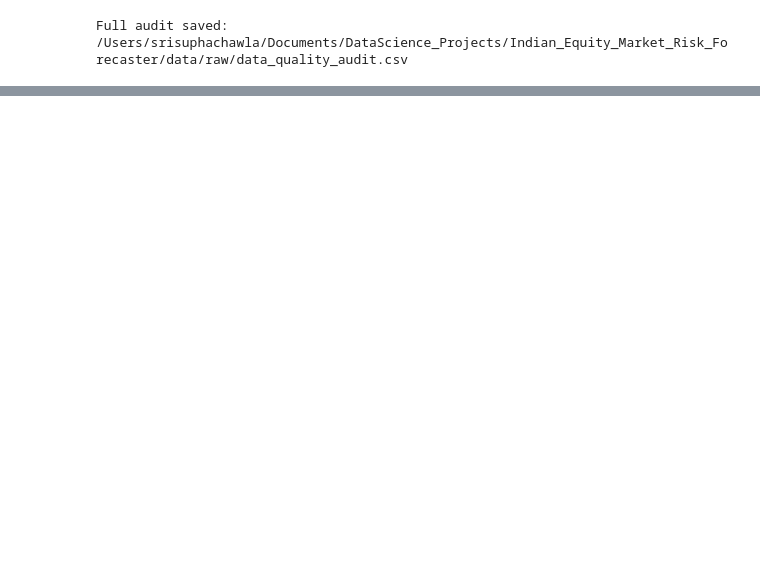
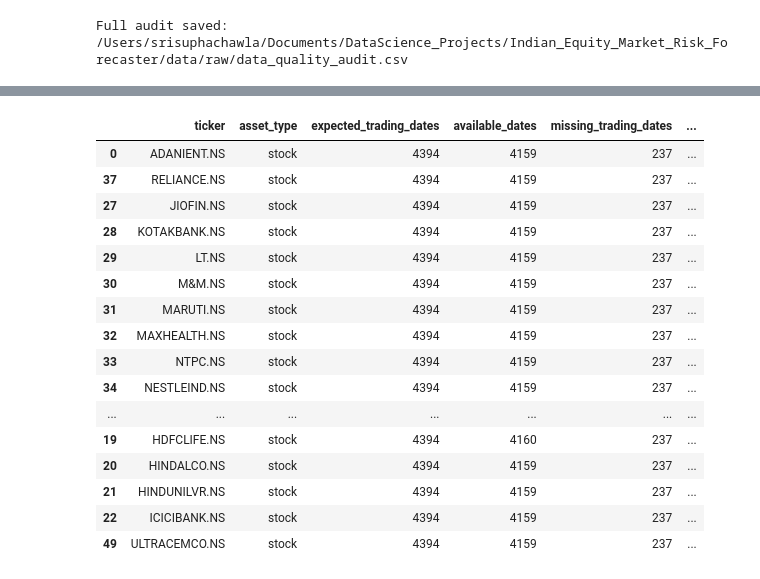
Before and after one commit to Srisupha29/DataScience_Projects, a Jupyter notebook: Indian_Equity_Market_Risk_Forecaster/notebooks/01_Data_Acquisition.ipynb, the cells around one changed output, grey strips where cells are left out. Cells and saved outputs as stored; diff of their text form; code cells hidden in the pictures; blank space fills up the shorter version.

```diff
--- a/Indian_Equity_Market_Risk_Forecaster/notebooks/01_Data_Acquisition.ipynb
+++ b/Indian_Equity_Market_Risk_Forecaster/notebooks/01_Data_Acquisition.ipynb
@@ -612,0 +652,77 @@ BZ=F: 0 invalid observations
+# %%
+# Missing Trading Date Assessment
+
+nifty_file = MACRO_RAW_DIR / "NSEI.parquet"
+
+nifty_data = pd.read_parquet(nifty_file)
+
+nifty_dates = pd.DatetimeIndex(
+    pd.to_datetime(nifty_data.index)
+).normalize()
+
+nifty_dates = nifty_dates.unique().sort_values()
+
+print("NIFTY 50 trading dates:", len(nifty_dates))
+
+
+missing_date_results = []
+
+for _, item in manifest.iterrows():
+
+    file_path = Path(item["file"])
+    data = pd.read_parquet(file_path)
+
+    # Normalize dates to remove time components
+    available_dates = pd.DatetimeIndex(
+        pd.to_datetime(data.index)
+    ).normalize().unique()
+
+    first_date = available_dates.min()
+    last_date = available_dates.max()
+
+    # Expected NIFTY trading dates within this dataset's coverage
+    expected_dates = nifty_dates[
+        (nifty_dates >= first_date)
+        & (nifty_dates <= last_date)
+    ]
+
+    missing_dates = expected_dates.difference(available_dates)
+
+    missing_date_results.append({
+        "ticker": item["ticker"],
+        "asset_type": item["asset_type"],
+        "expected_trading_dates": len(expected_dates),
+        "available_dates": len(available_dates),
+        "missing_trading_dates": len(missing_dates),
+        "missing_date_examples": [
+            str(date.date()) for date in missing_dates[:10]
+        ]
+    })
+
+
+# --------------------------------------------------
+# DISPLAY RESULTS
+# --------------------------------------------------
+
+missing_date_audit = pd.DataFrame(missing_date_results)
+
+print("DATASETS WITH MISSING TRADING DATES")
+
+display(
+    missing_date_audit[
+        missing_date_audit["missing_trading_dates"] > 0
+    ].sort_values(
+        "missing_trading_dates",
+        ascending=False
+    )
+)
+
+# Save the focused report
+missing_date_path = (
+    PROJECT_ROOT / "data" / "raw" / "missing_trading_dates.csv"
+)
+
+missing_date_audit.to_csv(missing_date_path, index=False)
+
+print("\nReport saved:", missing_date_path)
+# %% [output]
@@ -612,0 +731,17 @@ BZ=F: 0 invalid observations
+|  | ticker | asset_type | expected_trading_dates | available_dates | missing_trading_dates | ... |
+| 0 | ADANIENT.NS | stock | 4394 | 4159 | 237 | ... |
+| 37 | RELIANCE.NS | stock | 4394 | 4159 | 237 | ... |
+| 27 | JIOFIN.NS | stock | 4394 | 4159 | 237 | ... |
+| 28 | KOTAKBANK.NS | stock | 4394 | 4159 | 237 | ... |
+| 29 | LT.NS | stock | 4394 | 4159 | 237 | ... |
+| 30 | M&M.NS | stock | 4394 | 4159 | 237 | ... |
+| 31 | MARUTI.NS | stock | 4394 | 4159 | 237 | ... |
+| 32 | MAXHEALTH.NS | stock | 4394 | 4159 | 237 | ... |
+| 33 | NTPC.NS | stock | 4394 | 4159 | 237 | ... |
+| 34 | NESTLEIND.NS | stock | 4394 | 4159 | 237 | ... |
+| ... | ... | ... | ... | ... | ... | ... |
+| 19 | HDFCLIFE.NS | stock | 4394 | 4160 | 237 | ... |
+| 20 | HINDALCO.NS | stock | 4394 | 4159 | 237 | ... |
+| 21 | HINDUNILVR.NS | stock | 4394 | 4159 | 237 | ... |
+| 22 | ICICIBANK.NS | stock | 4394 | 4159 | 237 | ... |
+| 49 | ULTRACEMCO.NS | stock | 4394 | 4159 | 237 | ... |
```
Also changed, not shown: parts of 8 cells of this notebook.
